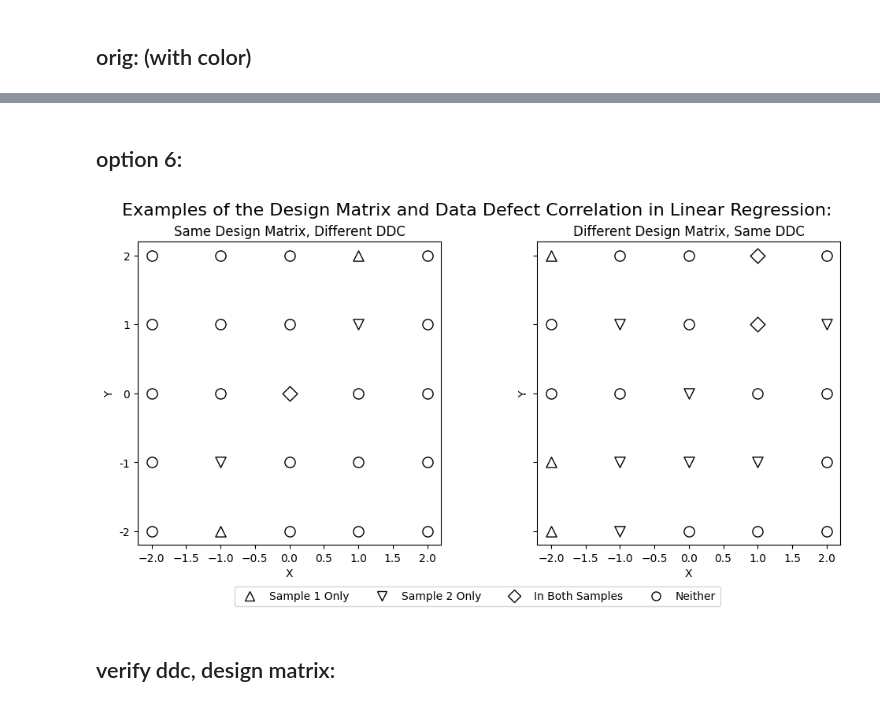
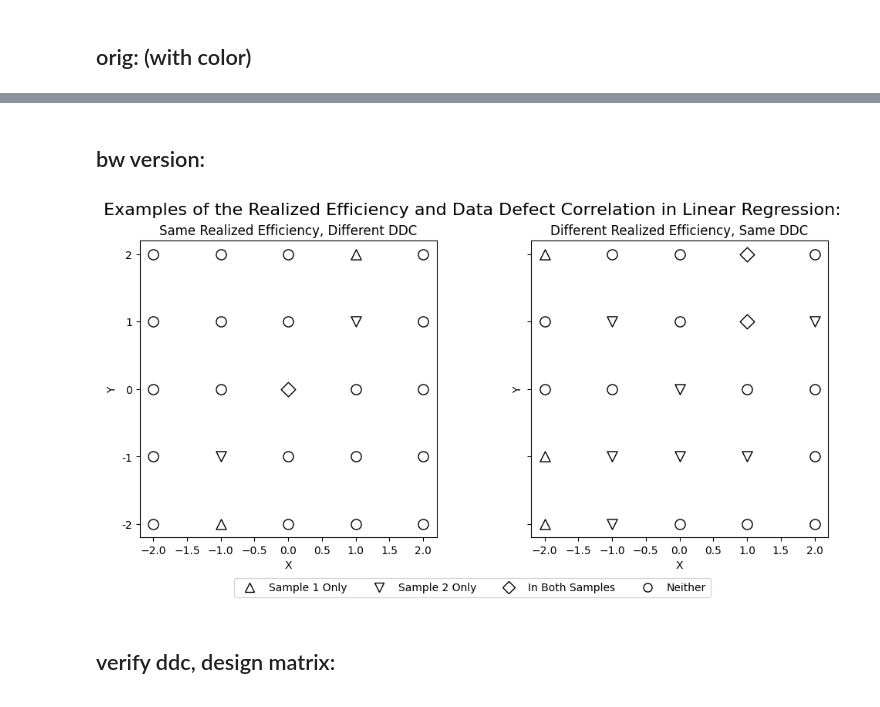
Before and after one commit to homage-to-the-square/exact-error-attributions, a Jupyter notebook: Graphs for Misc Examples/DDC_and_Elasticity.ipynb, the cells around one changed output, grey strips where cells are left out. Saved outputs shown, nothing was run; the diff lists cells and outputs as text; code cells hidden in the pictures.

Commit message:
Add graphs for misc examples, and bugfix 4.1 sim
idem.

```diff
--- a/Graphs for Misc Examples/DDC_and_Elasticity.ipynb
+++ b/Graphs for Misc Examples/DDC_and_Elasticity.ipynb
@@ -507,5 +151,5 @@ fig.savefig("design_vs_ddc_ols_example_option5.jpg", dpi=300, bbox_inches='tight
 # %% [markdown]
-## option 6:
+## bw version:
 # %%
 df = pd.DataFrame({
     "X": [i for i in range(-n, n+1)] * (2*n+1),
@@ -561,45 +205,45 @@ fig, axes = plt.subplots(1, 2, figsize=(12,5), sharey=True)
 for x, y, color, shape in zip(df["X"], df["Y"], colors_left, shapes_left):
     edge_color = "black" if color == 'white' else color
     axes[0].scatter(x, y, s=90, marker=shape, facecolor=color, edgecolor=edge_color, linewidth=1)
-axes[0].set_title("Same Design Matrix, Different DDC")
+axes[0].set_title(f"Same {Jn_name}, Different DDC")
 
 # Right plot (C/D) - use shapes and grayscale colors
 for x, y, color, shape in zip(df["X"], df["Y"], colors_right, shapes_right):
     edge_color = "black" if color == 'white' else color
     axes[1].scatter(x, y, s=90, marker=shape, facecolor=color, edgecolor=edge_color, linewidth=1)
-axes[1].set_title("Different Design Matrix, Same DDC")
+axes[1].set_title(f"Different {Jn_name}, Same DDC")
 
 for ax in axes:
     ax.set_xlabel("X")
     ax.set_ylabel("Y")
     ax.set_aspect('equal', adjustable='box')
 
     # ---- Clean up ticks ----
     ax.yaxis.set_major_formatter(FormatStrFormatter('%d'))
     ax.yaxis.set_major_locator(MaxNLocator(integer=True))
 
 # Overall figure title
-fig.suptitle("Examples of the Design Matrix and Data Defect Correlation in Linear Regression:", fontsize=16)
+fig.suptitle(f"Examples of the {Jn_name} and Data Defect Correlation in Linear Regression:", fontsize=16)
 
 # Create legend with both shapes and colors
 import matplotlib.lines as mlines
 legend_elements = [
     mlines.Line2D([], [], color='black', marker=S1, markersize=8, markerfacecolor=C1,
                   markeredgecolor='black', linestyle='None', label='Sample 1 Only'),
     mlines.Line2D([], [], color='black', marker=S2, markersize=8, markerfacecolor=C2,
                   markeredgecolor='black', linestyle='None', label='Sample 2 Only'),
     mlines.Line2D([], [], color='black', marker=S3, markersize=8, markerfacecolor=C3,
                   markeredgecolor='black', linestyle='None', label='In Both Samples'),
     mlines.Line2D([], [], color='black', marker=S4, markersize=8, markerfacecolor='white',
                   markeredgecolor='black', linestyle='None', label='Neither')
 ]
 
 fig.legend(handles=legend_elements, loc='center', bbox_to_anchor=(0.5, -0.02), ncol=4, fontsize=10)
 plt.tight_layout(rect=[0, 0, 1, 0.10])  # Adjust to make room for legend
 
-fig.savefig("design_vs_ddc_ols_example_option6.jpg", dpi=300, bbox_inches='tight')
+fig.savefig("design_vs_ddc_ols_example_greyscale.jpg", dpi=300, bbox_inches='tight')
 # %% [output]
-[figure, old version]
+[figure, new version]
 # %% [markdown]
 ## verify ddc, design matrix:
 # %%
```
Also changed, not shown: parts of 9 cells of this notebook, 38 other files.
